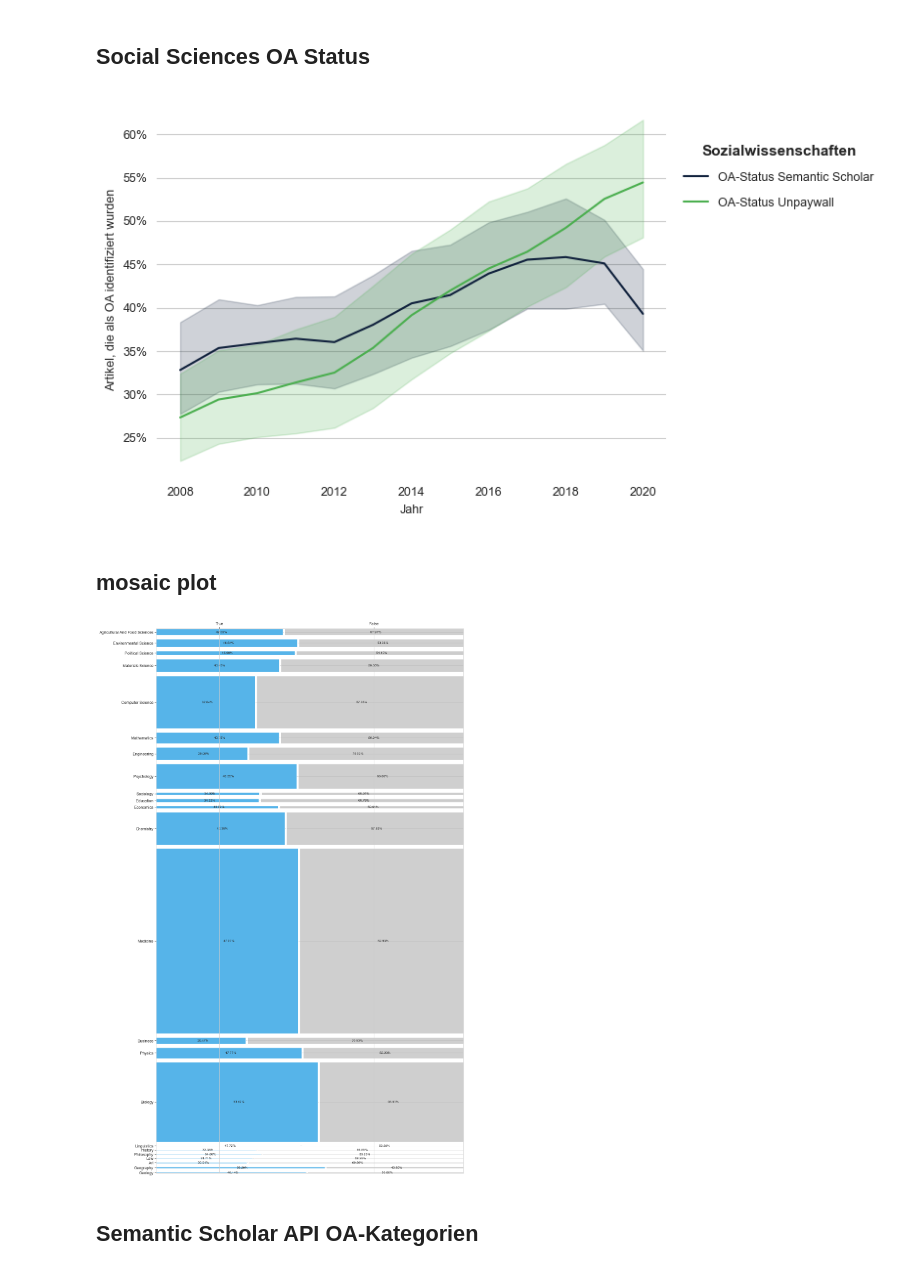
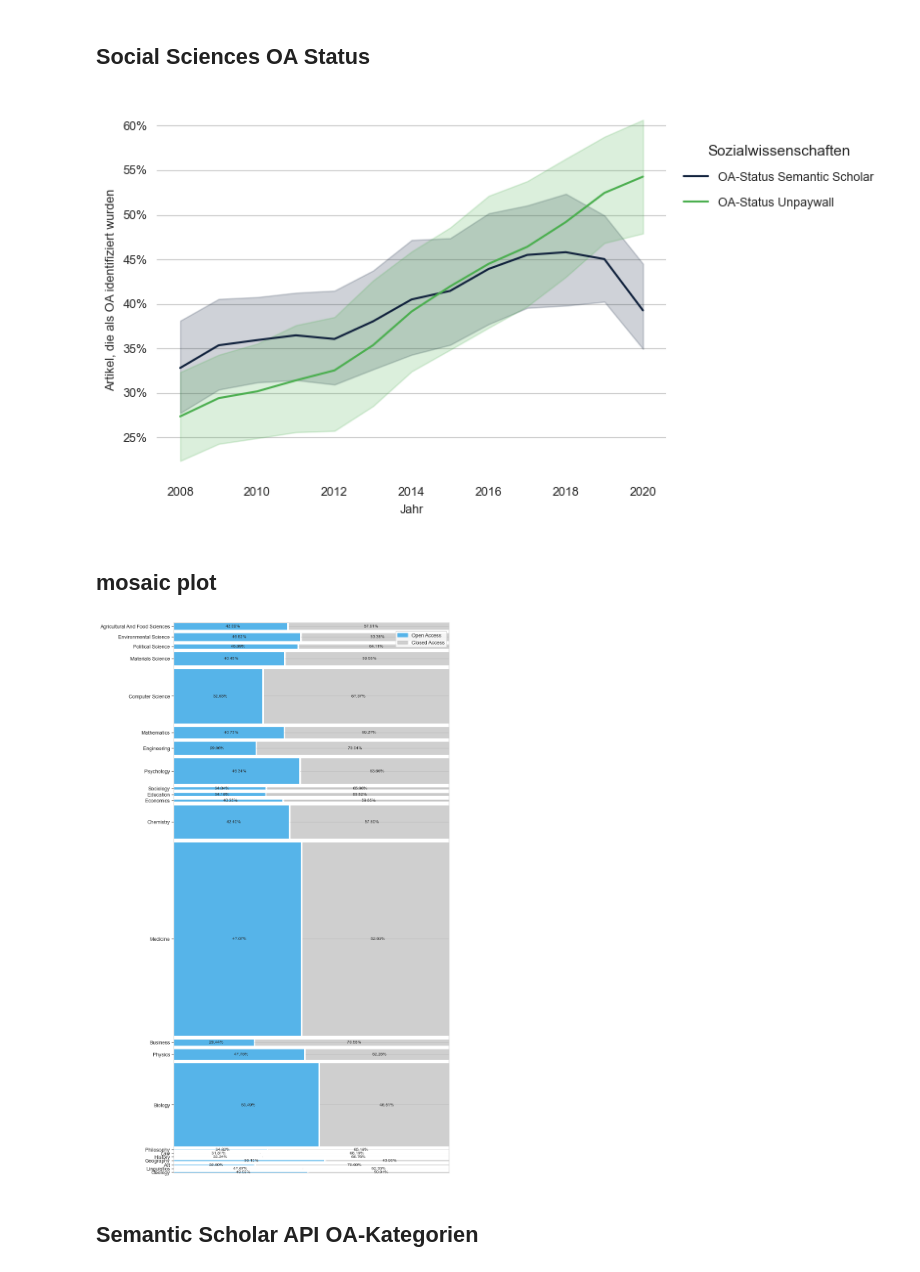
Before and after one commit to naustica/MA, a Jupyter notebook: Codebook.ipynb, the cells around one changed output. Cells and saved outputs as stored; diff of their text form; code cells hidden in the pictures.

```diff
--- a/Codebook.ipynb
+++ b/Codebook.ipynb
@@ -775,6 +571,8 @@ df_oa_doi_publisher = client.query(f"""
                                               EXTRACT (YEAR FROM publicationdate) AS year
                                        FROM {s2ag_papers}, UNNEST(publicationtypes) as type
                                        WHERE type = "JournalArticle" AND year >= 2008 AND year < 2021
+                                           AND NOT REGEXP_CONTAINS(title,'^Author Index$|^Back Cover|^Contents$|^Contents:|^Cover Image|^Cover Picture|^Editorial Board|^Front Cover|^Frontispiece|^Inside Back Cover|^Inside Cover|^Inside Front Cover|^Issue Information|^List of contents|^Masthead|^Title page|^Correction$|^Corrections to|^Corrections$|^Withdrawn')
+
                                        ) AS s2ag
                                    INNER JOIN {upw_snapshot} AS upw
                                    ON LOWER(s2ag.doi) = LOWER(upw.doi)
@@ -1074,6 +871,7 @@ df_oa_disc = client.query(f"""
                                FROM {s2ag_papers}, UNNEST(publicationtypes) as type,
                                    UNNEST(s2fieldsofstudy) as field
                                WHERE type = "JournalArticle" AND year >= 2008 AND year <= 2020
+                                   AND NOT REGEXP_CONTAINS(title,'^Author Index$|^Back Cover|^Contents$|^Contents:|^Cover Image|^Cover Picture|^Editorial Board|^Front Cover|^Frontispiece|^Inside Back Cover|^Inside Cover|^Inside Front Cover|^Issue Information|^List of contents|^Masthead|^Title page|^Correction$|^Corrections to|^Corrections$|^Withdrawn')
                                ) AS s2ag
                            INNER JOIN {upw_snapshot} AS upw
                            ON LOWER(s2ag.doi) = LOWER(upw.doi)
@@ -1151,0 +950,17 @@ df_oa_disc_upw_table[df_oa_disc_upw_table.upw_oa_status==True].sort_values(by=['
+# %%
+df_oa_disc_s2_table = df_oa_disc_s2.groupby(['category', 's2_oa_status'])['number_of_publications']\
+                        .sum().reset_index()
+df_oa_disc_s2_table['number_of_total_publications'] = df_oa_disc_s2_table['number_of_publications'].sum()
+df_oa_disc_s2_table_total = df_oa_disc_s2_table.groupby(['category'])['number_of_publications'].sum()\
+                                .reset_index()
+df_oa_disc_s2_table_total.rename(columns={'number_of_publications': 'number_of_total_cat_publications'},
+                                  inplace=True)
+df_oa_disc_s2_table = pd.merge(df_oa_disc_s2_table, df_oa_disc_s2_table_total, on=['category'])
+df_oa_disc_s2_table['oa_proportion'] = (df_oa_disc_s2_table['number_of_publications']/\
+                                         df_oa_disc_s2_table['number_of_total_cat_publications']) * 100
+df_oa_disc_s2_table['proportion'] = (df_oa_disc_s2_table['number_of_total_cat_publications']/\
+                                      df_oa_disc_s2_table['number_of_total_publications']) * 100
+df_oa_disc_s2_table['proportion'] = df_oa_disc_s2_table['proportion'].apply(lambda x: '{0:.2f}'.format(x))
+df_oa_disc_s2_table['oa_proportion'] = df_oa_disc_s2_table['oa_proportion'].apply(lambda x: '{0:.2f}'.format(x))
+df_oa_disc_s2_table[df_oa_disc_s2_table.s2_oa_status==True].sort_values(by=['number_of_total_cat_publications'],
+                                                                          ascending=False)
@@ -1399,7 +1197,7 @@ s2_patch = Line2D([0], [0], color='#11223d', label='OA-Status Semantic Scholar')
 upw_patch = Line2D([0], [0], color='#4caf50', label='OA-Status Unpaywall')
 
 lgd = fig.legend(title='Sozialwissenschaften',
-                 title_fontproperties={'weight': 'bold', 'size': 11},
+                 title_fontproperties={'weight': 'normal', 'size': 11},
                  handles=[s2_patch, upw_patch], frameon=False,
                  bbox_to_anchor=(1.35, 0.9), labelspacing=1.1)
 
@@ -1408,7 +1206,7 @@ plt.tight_layout()
 plt.show()
 fig.savefig('media/oa_status_social_sciences.png', format='png', bbox_inches='tight', dpi=500)
 # %% [output]
-[figure, old version]
+[figure, new version]
 # %% [markdown]
 ## mosaic plot
 # %%
@@ -1421,43 +1219,51 @@ df_oa_disc_mosaic = client.query(f"""
                                       FROM {s2ag_papers}, UNNEST(publicationtypes) as type,
                                         UNNEST(s2fieldsofstudy) as field
                                       WHERE type = "JournalArticle" AND year >= 2008 AND year <= 2020
+                                          AND NOT REGEXP_CONTAINS(title,'^Author Index$|^Back Cover|^Contents$|^Contents:|^Cover Image|^Cover Picture|^Editorial Board|^Front Cover|^Frontispiece|^Inside Back Cover|^Inside Cover|^Inside Front Cover|^Issue Information|^List of contents|^Masthead|^Title page|^Correction$|^Corrections to|^Corrections$|^Withdrawn')
                                       )
                                   WHERE year IS NOT NULL
                                   """).to_dataframe()
 # %%
 df_oa_disc_mosaic['isopenaccess'] = df_oa_disc_mosaic['isopenaccess'].astype(str)
 # %%
-fig, ax = plt.subplots(figsize=(12, 18))
+fig, ax = plt.subplots(figsize=(9, 14))
 
-disc_list = health_sciences + life_sciences + physical_sciences + social_sciences
+disc_list = life_bio_sciences + physical_sciences + social_sciences + art_humanities_sciences
 
 label_dict = df_oa_disc_s2_table[['category', 's2_oa_status', 'oa_proportion']].copy()
 label_dict['s2_oa_status'] = label_dict['s2_oa_status'].astype(str)
 
 props = {}
 for disc in disc_list:
     props[(disc, 'True')] = {'facecolor': '#56B4E9'}
     props[(disc, 'False')] = {'facecolor': '#b3b3b3a0'}
 
 labelizer = lambda key: '    ' + label_dict.set_index(['category', 's2_oa_status']).to_dict()['oa_proportion']\
                                                                [key] + '%'
 
 p = mosaic(df_oa_disc_mosaic,
            ['category', 'isopenaccess'],
            title='',
            horizontal=False,
            labelizer=labelizer,
            properties=props,
-           gap=0.008,
+           gap=0.006,
            statistic=True,
            ax=ax)
+
+plt.axis('off')
+
+oa_patch = mpatches.Patch(color='#56B4E9', label='Open Access')
+not_oa_patch = mpatches.Patch(color='#b3b3b3a0', label='Closed Access')
+
+lgd = fig.legend(handles=[oa_patch, not_oa_patch], frameon=True, bbox_to_anchor=(0.98, 0.98))
 
 plt.tight_layout()
 
 plt.show()
 fig.savefig('media/oa_status_disc.png', format='png', bbox_inches='tight', dpi=500)
 # %% [output]
-[figure, old version]
+[figure, new version]
 # %% [markdown]
 ## Semantic Scholar API OA-Kategorien
 # %%
```
Also changed, not shown: parts of 122 cells of this notebook, 19 other files.
